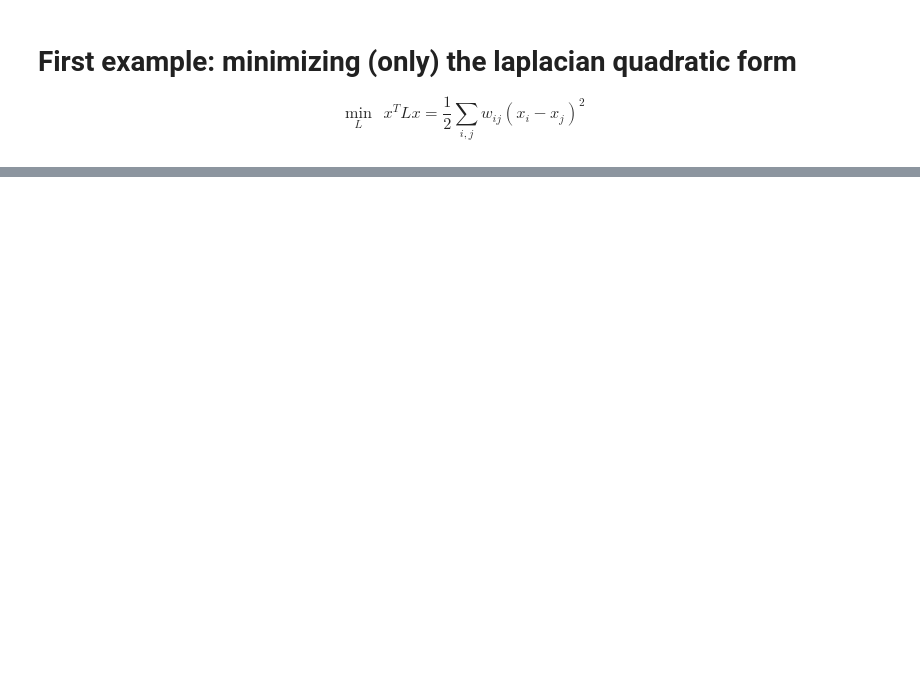
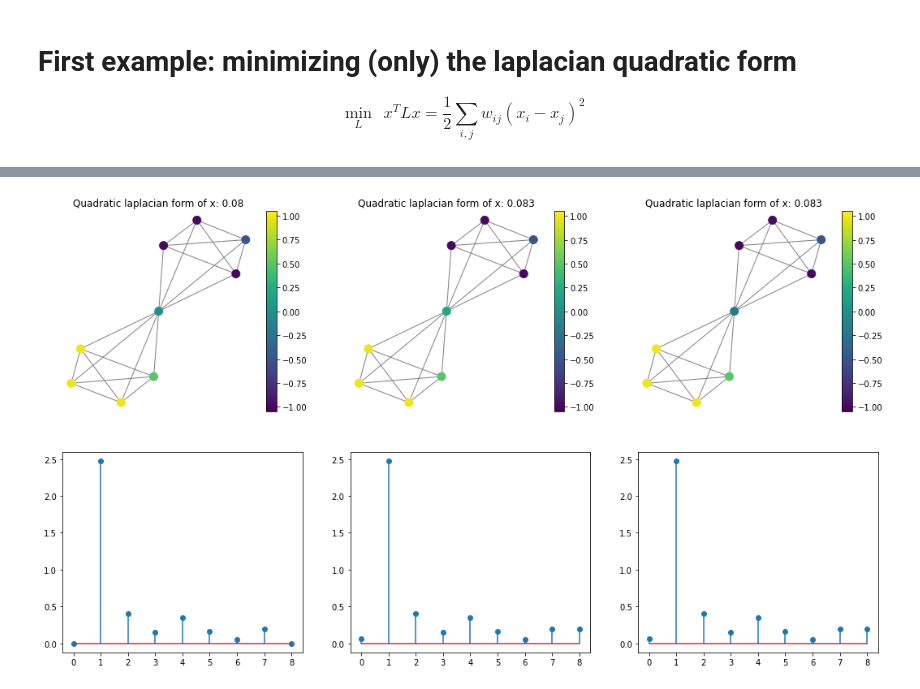
Before and after one commit to hollebenthiago/gsp, a Jupyter notebook: gsp5 - Graph Learning examples.ipynb, the cells around one changed output, grey strips where cells are left out. Cells and saved outputs as stored; diff of their text form; code cells hidden in the pictures; blank space fills up the shorter version.

```diff
--- a/gsp5 - Graph Learning examples.ipynb
+++ b/gsp5 - Graph Learning examples.ipynb
@@ -176,0 +259,15 @@ $$
+# %%
+fig, ax = plt.subplots(2, 3, figsize = (18, 10))
+
+
+for i in [0,1,2]:
+    H.plot_signal(x.T[i], ax=ax[0][i])
+    ax[1][i].stem(np.abs(H.gft(x.T[i])))
+    ax[0][i].axis('off')
+#     ax[1][i].axis('off')
+    ax[0][i].set_title('Quadratic laplacian form of x: ' + str(np.round(x[:, i] @ H.L @ x[:, i], 3)))
+#     ax[1][i].set_title(y[:, i] @ H.L @ y[:, i])
+
+plt.show()
+# %% [output]
+[figure, added]
```
Also changed, not shown: parts of 21 cells of this notebook, 1 other file.
